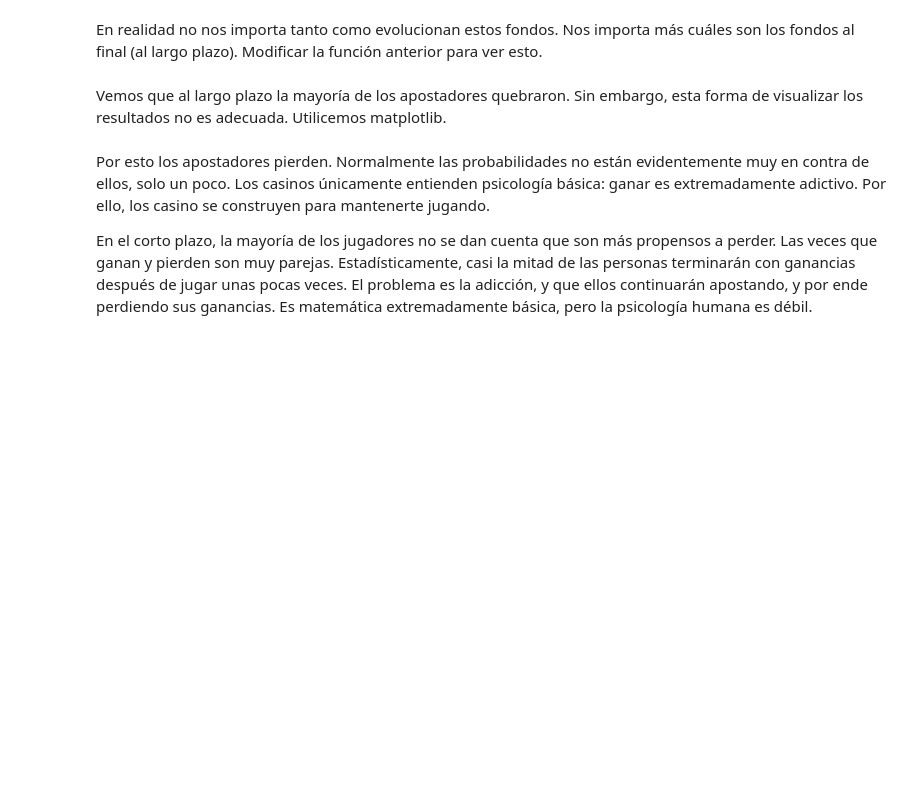
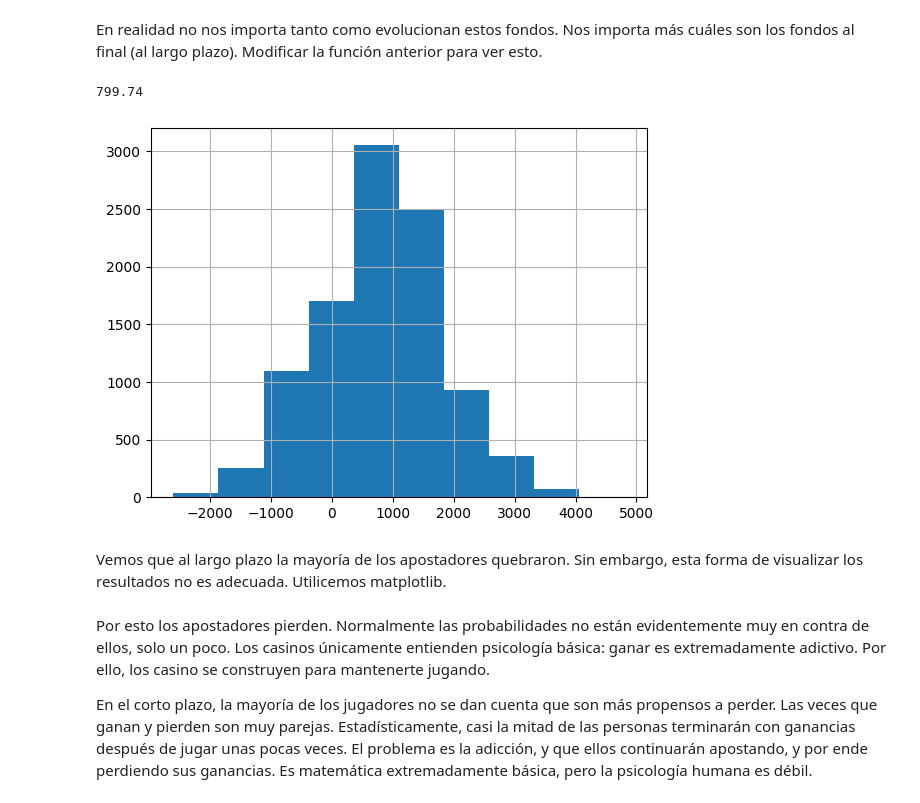
Before and after one commit to ArellanoMCarlos/SimMat_V2024, a Jupyter notebook: Montecarlo/Caminata aleatoria.ipynb, the cells around one changed output. Cells and saved outputs as stored; diff of their text form; code cells hidden in the pictures; blank space fills up the shorter version.

```diff
--- a/Montecarlo/Caminata aleatoria.ipynb
+++ b/Montecarlo/Caminata aleatoria.ipynb
@@ -133,5 +186,29 @@ Ahora, necesitamos crear un apostador. Empezaremos con uno extremadamente básic
 # %% [markdown]
 En realidad no nos importa tanto como evolucionan estos fondos. Nos importa más cuáles son los fondos al final (al largo plazo). Modificar la función anterior para ver esto.
+# %%
+def apostador(C0,A,n):
+  C=C0
+  for i in range(n):
+    if juego():
+      C += A  # C = C+A
+    else:
+      C -= A  # C = C-A
+  return C
+# %%
+# Otra vez Montecarlo
+N=10000
+capital=[]
+for i in range(N):
+  capital.append(apostador(1000,100,100))
+#
+np.mean(capital) # (promedio) Tendencia central
+# %% [output]
+799.74
+# %%
+plt.hist(capital)
+plt.grid()
+# %% [output]
+[figure, added]
 # %% [markdown]
 Vemos que al largo plazo la mayoría de los apostadores quebraron. Sin embargo, esta forma de visualizar los resultados no es adecuada. Utilicemos matplotlib.
 # %% [markdown]
```
Also changed, not shown: parts of 16 cells of this notebook, 2 other files.
